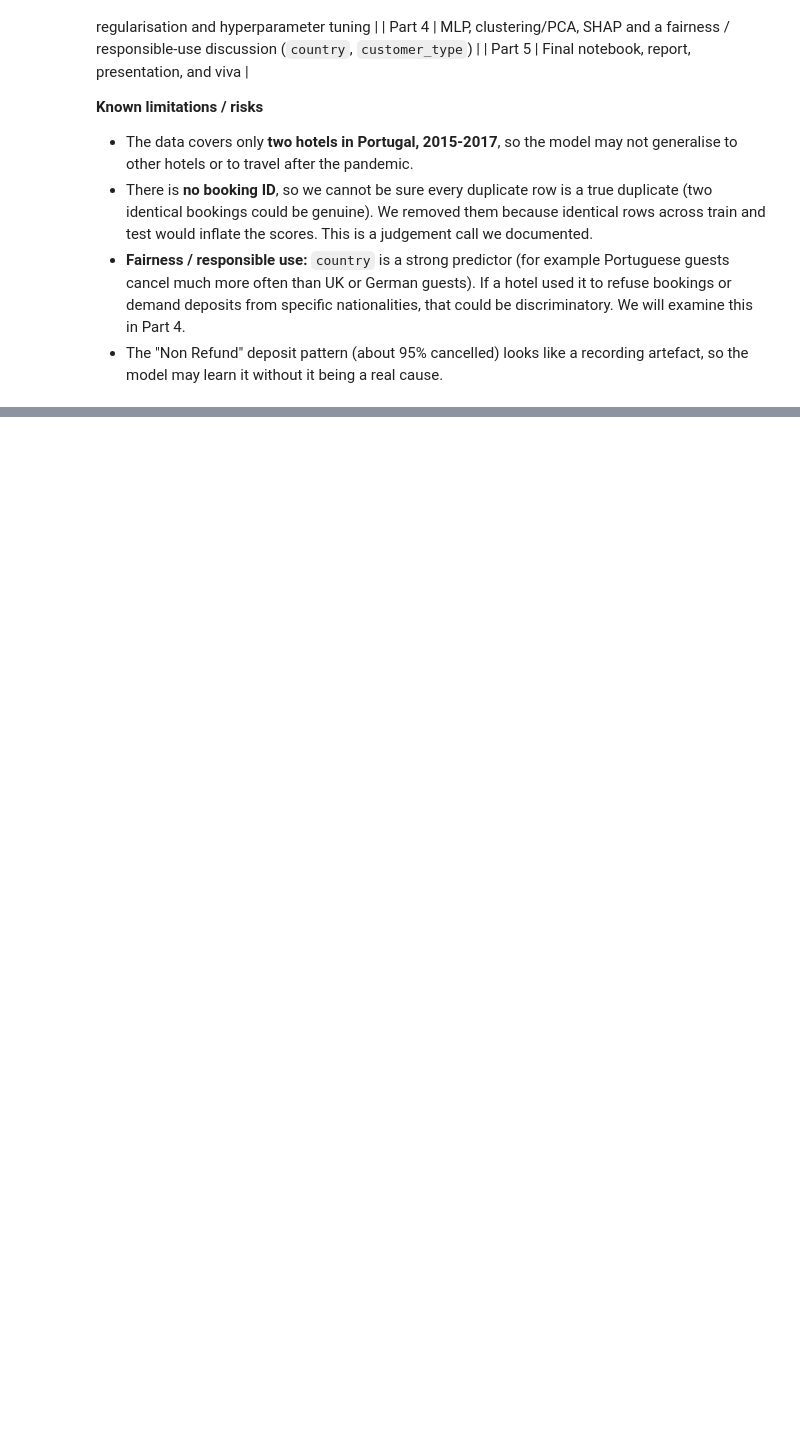
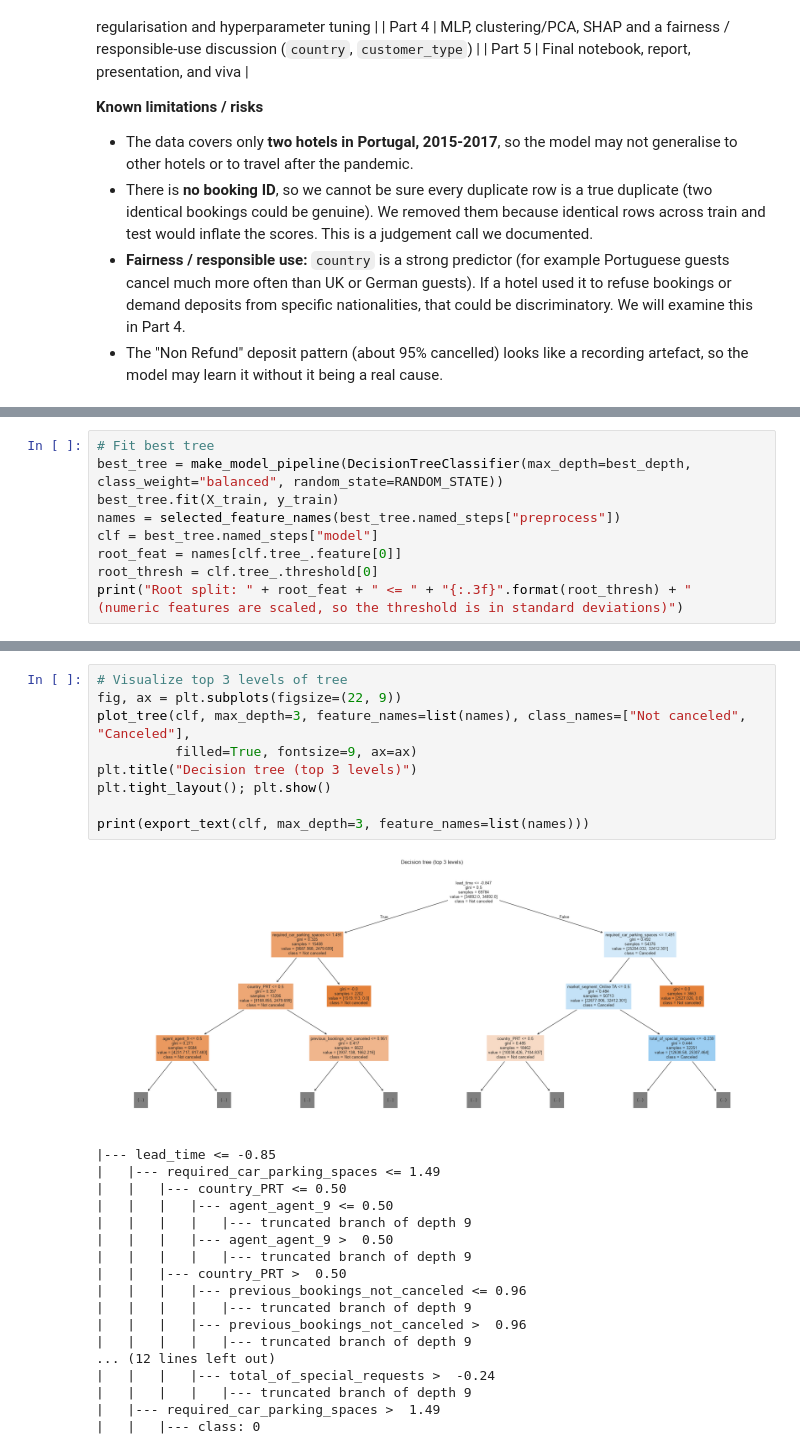
Before and after one commit to AbdullahDev-git/hotel-booking-cancellation-prediction, a Jupyter notebook: Notebook.ipynb, the cells around one changed output, grey strips where cells are left out. Saved outputs shown, nothing was run; the diff lists cells and outputs as text; blank space fills up the shorter version.

```diff
--- a/Notebook.ipynb
+++ b/Notebook.ipynb
@@ -671,0 +1051,9 @@ Test ROC-AUC: 0.864
+# %%
+# Fit best tree
+best_tree = make_model_pipeline(DecisionTreeClassifier(max_depth=best_depth, class_weight="balanced", random_state=RANDOM_STATE))
+best_tree.fit(X_train, y_train)
+names = selected_feature_names(best_tree.named_steps["preprocess"])
+clf = best_tree.named_steps["model"]
+root_feat = names[clf.tree_.feature[0]]
+root_thresh = clf.tree_.threshold[0]
+print("Root split: " + root_feat + " <= " + "{:.3f}".format(root_thresh) + "  (numeric features are scaled, so the threshold is in standard deviations)")
@@ -671,0 +1066,28 @@ Test ROC-AUC: 0.864
+# %%
+# Visualize top 3 levels of tree
+fig, ax = plt.subplots(figsize=(22, 9))
+plot_tree(clf, max_depth=3, feature_names=list(names), class_names=["Not canceled", "Canceled"],
+          filled=True, fontsize=9, ax=ax)
+plt.title("Decision tree (top 3 levels)")
+plt.tight_layout(); plt.show()
+
+print(export_text(clf, max_depth=3, feature_names=list(names)))
+# %% [output]
+[figure, added]
+|--- lead_time <= -0.85
+|   |--- required_car_parking_spaces <= 1.49
+|   |   |--- country_PRT <= 0.50
+|   |   |   |--- agent_agent_9 <= 0.50
+|   |   |   |   |--- truncated branch of depth 9
+|   |   |   |--- agent_agent_9 >  0.50
+|   |   |   |   |--- truncated branch of depth 9
+|   |   |--- country_PRT >  0.50
+|   |   |   |--- previous_bookings_not_canceled <= 0.96
+|   |   |   |   |--- truncated branch of depth 9
+|   |   |   |--- previous_bookings_not_canceled >  0.96
+|   |   |   |   |--- truncated branch of depth 9
+... (12 lines left out)
+|   |   |   |--- total_of_special_requests >  -0.24
+|   |   |   |   |--- truncated branch of depth 9
+|   |--- required_car_parking_spaces >  1.49
+|   |   |--- class: 0
```
Also changed, not shown: parts of 39 cells of this notebook, 4 other files.
